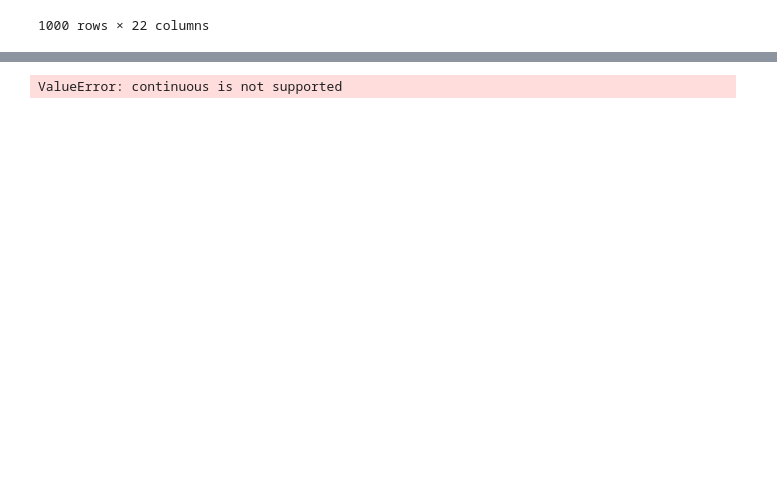
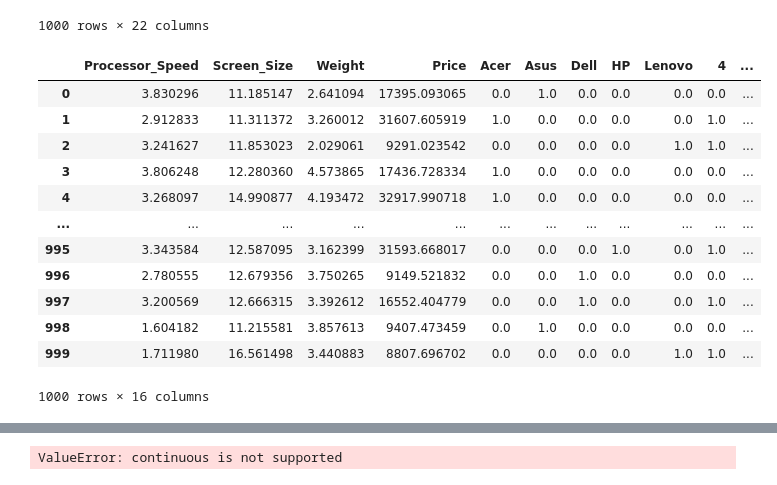
Before and after one commit to tabishqidwai98/Laptop-price-prediction, a Jupyter notebook: Analysis.ipynb, the cells around one changed output, grey strips where cells are left out. Saved outputs shown, nothing was run; the diff lists cells and outputs as text; code cells hidden in the pictures; blank space fills up the shorter version.

```diff
--- a/Analysis.ipynb
+++ b/Analysis.ipynb
@@ -224,6 +224,21 @@ df_new.drop(['Brand', 'RAM_Size', 'Storage_Capacity'], axis=1, inplace = True)
 df_new.drop(['Brand_new', 'RAM_Size_new', 'Storage_Capacity_new'], axis = 1, inplace = True)
 # %%
 df = df_new
+df
+# %% [output]
+|  | Processor_Speed | Screen_Size | Weight | Price | Acer | Asus | Dell | HP | Lenovo | 4 | ... |
+| 0 | 3.830296 | 11.185147 | 2.641094 | 17395.093065 | 0.0 | 1.0 | 0.0 | 0.0 | 0.0 | 0.0 | ... |
+| 1 | 2.912833 | 11.311372 | 3.260012 | 31607.605919 | 1.0 | 0.0 | 0.0 | 0.0 | 0.0 | 1.0 | ... |
+| 2 | 3.241627 | 11.853023 | 2.029061 | 9291.023542 | 0.0 | 0.0 | 0.0 | 0.0 | 1.0 | 1.0 | ... |
+| 3 | 3.806248 | 12.280360 | 4.573865 | 17436.728334 | 1.0 | 0.0 | 0.0 | 0.0 | 0.0 | 0.0 | ... |
+| 4 | 3.268097 | 14.990877 | 4.193472 | 32917.990718 | 1.0 | 0.0 | 0.0 | 0.0 | 0.0 | 0.0 | ... |
+| ... | ... | ... | ... | ... | ... | ... | ... | ... | ... | ... | ... |
+| 995 | 3.343584 | 12.587095 | 3.162399 | 31593.668017 | 0.0 | 0.0 | 0.0 | 1.0 | 0.0 | 1.0 | ... |
+| 996 | 2.780555 | 12.679356 | 3.750265 | 9149.521832 | 0.0 | 0.0 | 1.0 | 0.0 | 0.0 | 0.0 | ... |
+| 997 | 3.200569 | 12.666315 | 3.392612 | 16552.404779 | 0.0 | 0.0 | 1.0 | 0.0 | 0.0 | 1.0 | ... |
+| 998 | 1.604182 | 11.215581 | 3.857613 | 9407.473459 | 0.0 | 1.0 | 0.0 | 0.0 | 0.0 | 0.0 | ... |
+| 999 | 1.711980 | 16.561498 | 3.440883 | 8807.696702 | 0.0 | 0.0 | 0.0 | 0.0 | 1.0 | 1.0 | ... |
+1000 rows × 16 columns
 # %%
 from sklearn.model_selection import train_test_split
 from sklearn.tree import DecisionTreeRegressor
```
Also changed, not shown: parts of 28 cells of this notebook, 2 other files.
